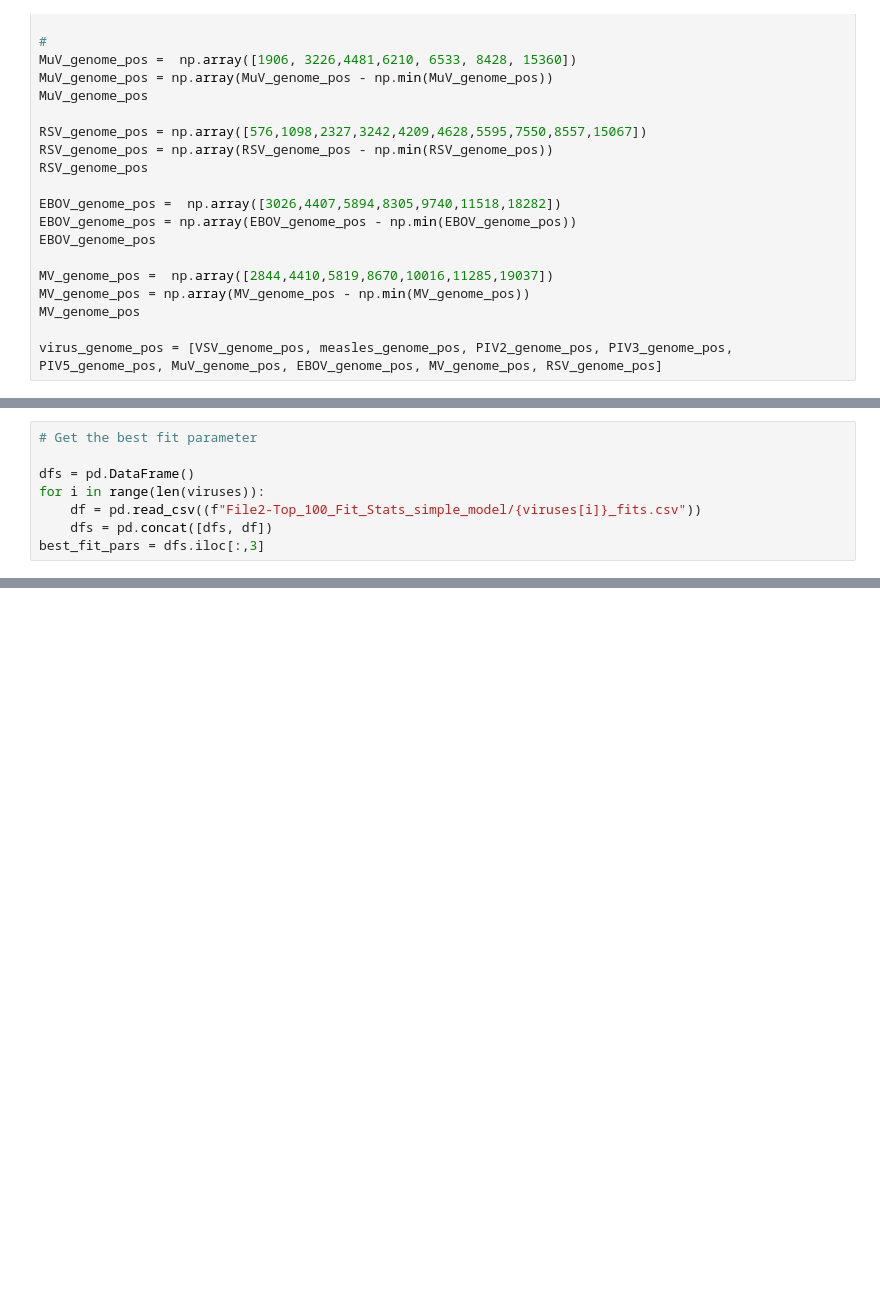
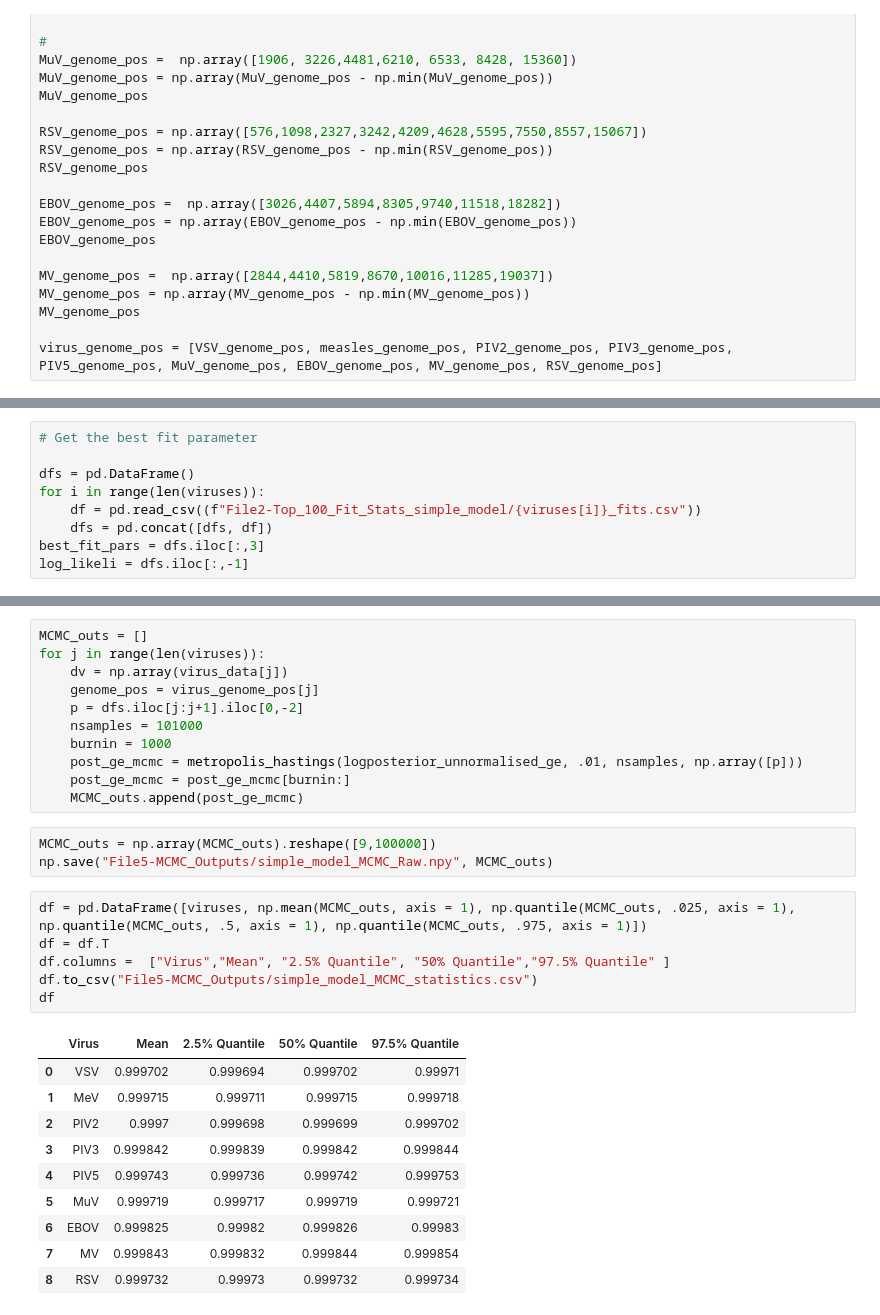
Before and after one commit to Peccoud-Lab/NNSV_Transcription_Model_2024, a Jupyter notebook: Notebook1-NNSV_Transcription_Model.ipynb, the cells around one changed output, grey strips where cells are left out. Drawn from its saved outputs; the diff is of its cells as text; blank space fills up the shorter version.

```diff
--- a/Notebook1-NNSV_Transcription_Model.ipynb
+++ b/Notebook1-NNSV_Transcription_Model.ipynb
@@ -249,3 +264,4 @@ for i in range(len(viruses)):
     df = pd.read_csv((f"File2-Top_100_Fit_Stats_simple_model/{viruses[i]}_fits.csv"))
     dfs = pd.concat([dfs, df])
 best_fit_pars = dfs.iloc[:,3]
+log_likeli = dfs.iloc[:,-1]
@@ -352,0 +458,31 @@ Name: Mean of Top 100 Fit Estimates, dtype: float64
+# %%
+MCMC_outs = []
+for j in range(len(viruses)):
+    dv = np.array(virus_data[j])
+    genome_pos = virus_genome_pos[j]
+    p = dfs.iloc[j:j+1].iloc[0,-2]
+    nsamples = 101000
+    burnin = 1000
+    post_ge_mcmc = metropolis_hastings(logposterior_unnormalised_ge, .01, nsamples, np.array([p]))
+    post_ge_mcmc = post_ge_mcmc[burnin:]
+    MCMC_outs.append(post_ge_mcmc)
+# %%
+MCMC_outs = np.array(MCMC_outs).reshape([9,100000])
+np.save("File5-MCMC_Outputs/simple_model_MCMC_Raw.npy", MCMC_outs)
+# %%
+df = pd.DataFrame([viruses, np.mean(MCMC_outs, axis = 1), np.quantile(MCMC_outs, .025, axis = 1), np.quantile(MCMC_outs, .5, axis = 1), np.quantile(MCMC_outs, .975, axis = 1)])
+df = df.T
+df.columns =  ["Virus","Mean", "2.5% Quantile", "50% Quantile","97.5% Quantile" ]
+df.to_csv("File5-MCMC_Outputs/simple_model_MCMC_statistics.csv")
+df
+# %% [output]
+|  | Virus | Mean | 2.5% Quantile | 50% Quantile | 97.5% Quantile |
+| 0 | VSV | 0.999702 | 0.999694 | 0.999702 | 0.99971 |
+| 1 | MeV | 0.999715 | 0.999711 | 0.999715 | 0.999718 |
+| 2 | PIV2 | 0.9997 | 0.999698 | 0.999699 | 0.999702 |
+| 3 | PIV3 | 0.999842 | 0.999839 | 0.999842 | 0.999844 |
+| 4 | PIV5 | 0.999743 | 0.999736 | 0.999742 | 0.999753 |
+| 5 | MuV | 0.999719 | 0.999717 | 0.999719 | 0.999721 |
+| 6 | EBOV | 0.999825 | 0.99982 | 0.999826 | 0.99983 |
+| 7 | MV | 0.999843 | 0.999832 | 0.999844 | 0.999854 |
+| 8 | RSV | 0.999732 | 0.99973 | 0.999732 | 0.999734 |
```
Also changed, not shown: parts of 29 cells of this notebook, 47 other files.
